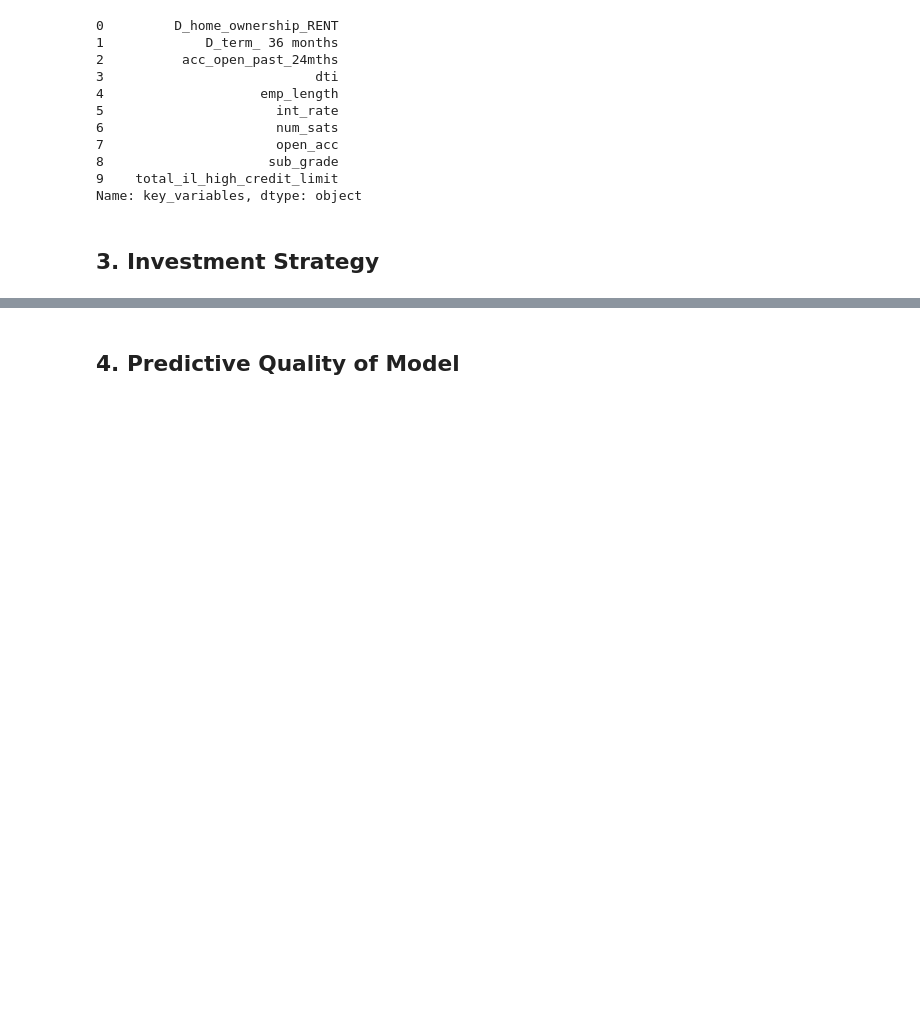
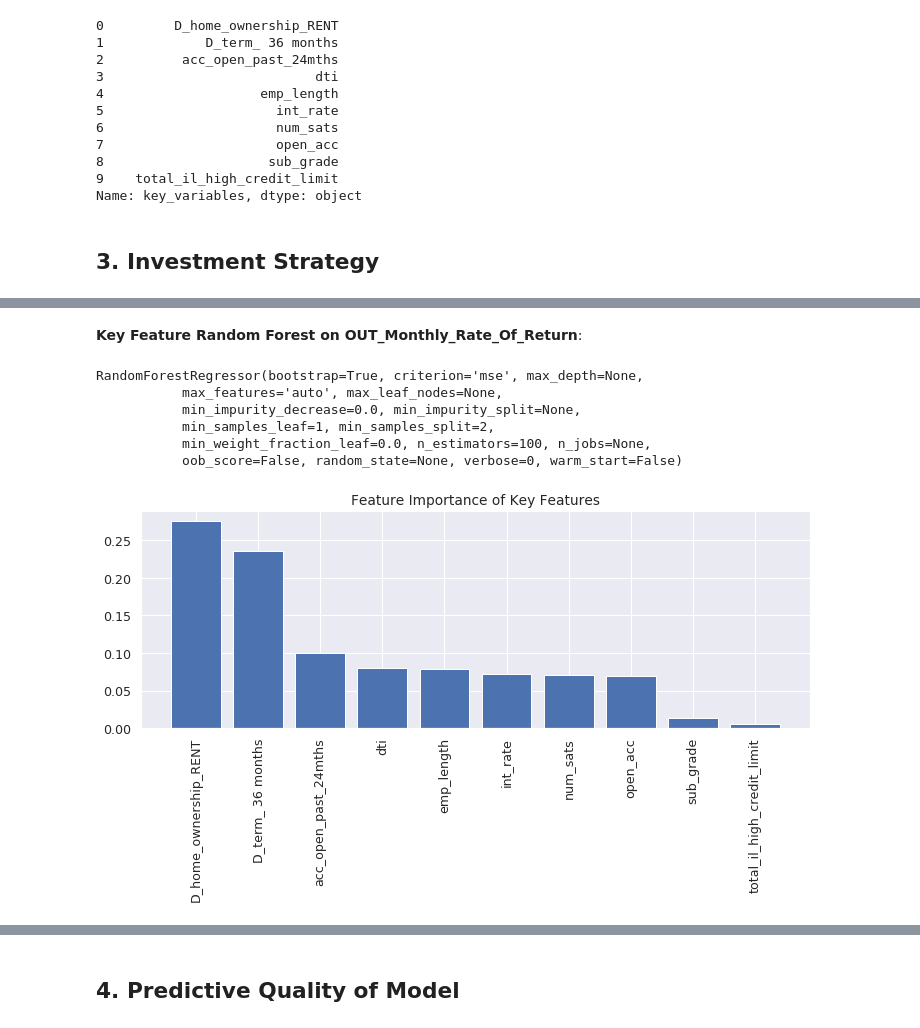
Before and after one commit to CS109Group67/lendingclub, a Jupyter notebook: notebooks/Strategy.ipynb, the cells around one changed output, grey strips where cells are left out. Drawn from its saved outputs; the diff is of its cells as text; code cells hidden in the pictures; blank space fills up the shorter version.

```diff
--- a/notebooks/Strategy.ipynb
+++ b/notebooks/Strategy.ipynb
@@ -219,6 +220,0 @@ With the key variables established, we examine decision tree and random forest a
-# %%
-decisiontree = DecisionTreeRegressor(random_state=0,
-                                     max_depth=10,
-                                     min_samples_split=.05,
-                                    max_leaf_nodes=20)
-decisiontree.fit(X_train_scaled, OUT_Monthly_Rate_Of_Return_train)
@@ -242,0 +221,12 @@ display(SVG(graph.pipe(format='svg')))
+# %%
+keydecisiontree = DecisionTreeRegressor(random_state=0,
+                                     max_depth=10,
+                                     min_samples_split=.05)
+keydecisiontree.fit(X_train_key, OUT_Monthly_Rate_Of_Return_train)
+display(Markdown('**FULL Key Feaure Decision Tree on OUT_Class**:'))
+print(keydecisiontree)
+graph = Source(export_graphviz(keydecisiontree,
+                               feature_names=X_train_key.columns,
+                               out_file=None,
+                               filled = True))
+display(SVG(graph.pipe(format='svg')))
@@ -242,0 +241,13 @@ display(SVG(graph.pipe(format='svg')))
+# %%
+keydecisiontree = DecisionTreeRegressor(random_state=0,
+                                     max_depth=10,
+                                     min_samples_split=.05,
+                                     max_leaf_nodes=10)
+keydecisiontree.fit(X_train_key, OUT_Monthly_Rate_Of_Return_train)
+display(Markdown('**SIMPLIFIED Key Feature Decision Tree on OUT_Monthly_Rate_Of_Return**:'))
+print(keydecisiontree)
+graph = Source(export_graphviz(keydecisiontree,
+                               feature_names=X_train_key.columns,
+                               out_file=None,
+                               filled = True))
+display(SVG(graph.pipe(format='svg')))
@@ -242,0 +262,21 @@ display(SVG(graph.pipe(format='svg')))
+# %%
+keyrandomforest = RandomForestRegressor(n_estimators=100)
+keyrandomforest.fit(X_train_key, OUT_Monthly_Rate_Of_Return_train)
+display(Markdown('**Key Feature Random Forest on OUT_Monthly_Rate_Of_Return**:'))
+print(keyrandomforest)
+importances = keyrandomforest.feature_importances_
+indices = np.argsort(importances)[::-1]
+plt.figure()
+plt.title("Feature Importance of Key Features")
+plt.bar(range(X_train_key.shape[1]), importances[indices])
+plt.xticks(range(X_train_key.shape[1]), X_train_key.columns, rotation=90)
+plt.show()
+# %% [output]
+**Key Feature Random Forest on OUT_Monthly_Rate_Of_Return**:
+RandomForestRegressor(bootstrap=True, criterion='mse', max_depth=None,
+           max_features='auto', max_leaf_nodes=None,
+           min_impurity_decrease=0.0, min_impurity_split=None,
+           min_samples_leaf=1, min_samples_split=2,
+           min_weight_fraction_leaf=0.0, n_estimators=100, n_jobs=None,
+           oob_score=False, random_state=None, verbose=0, warm_start=False)
+[figure, added]
```
Also changed, not shown: parts of 7 cells of this notebook, 4 other files.
